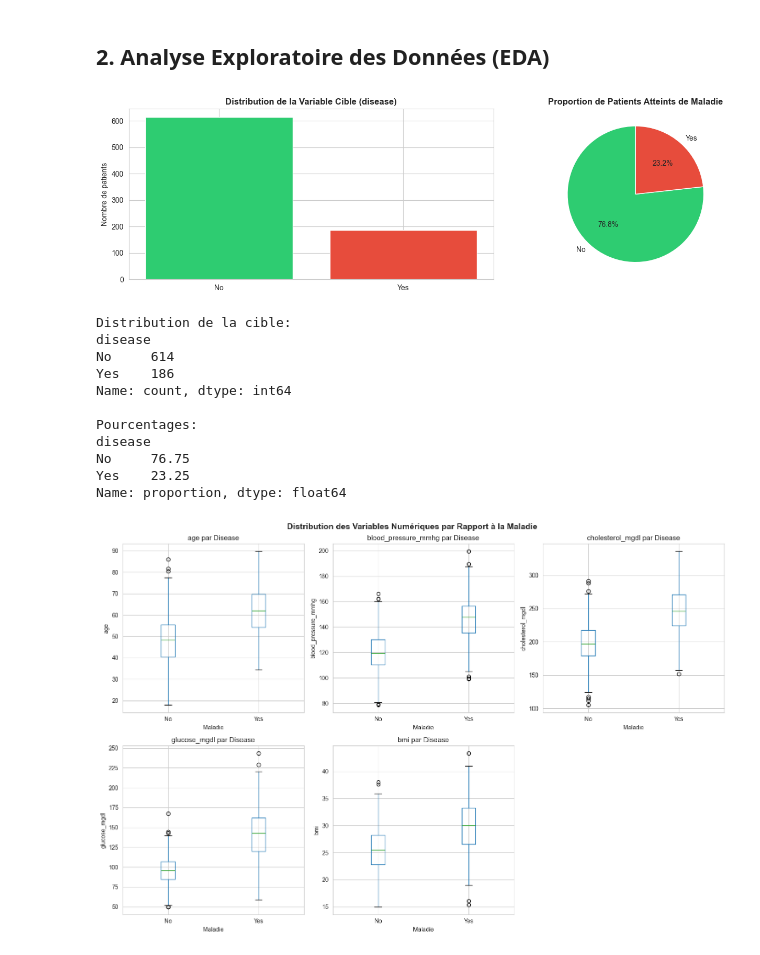
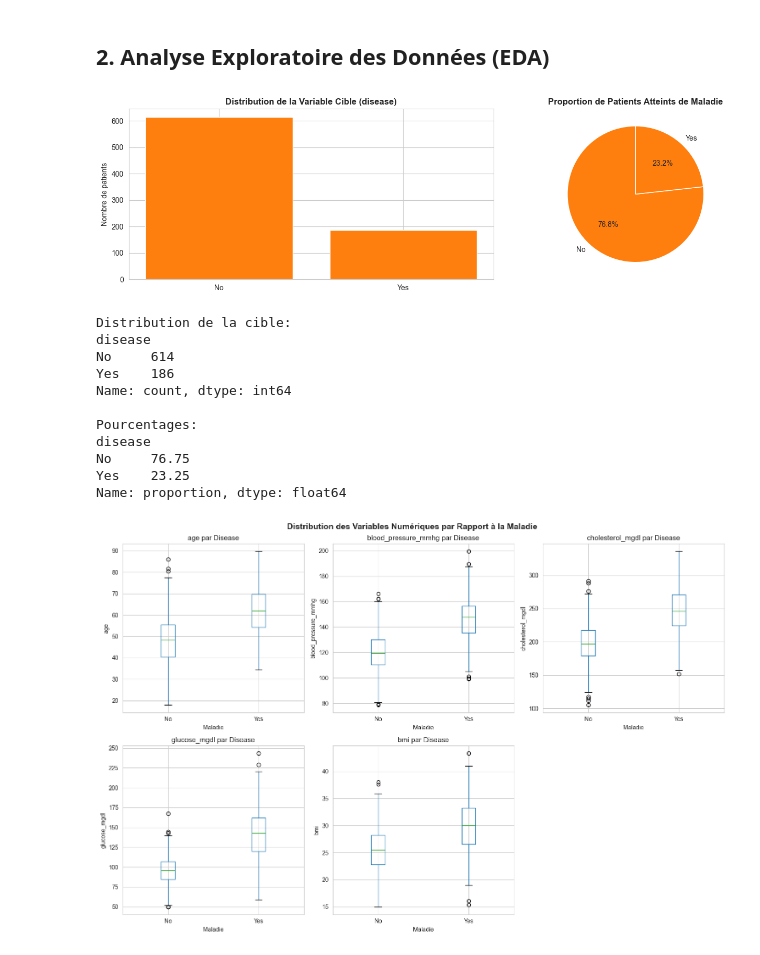
Before and after one commit to 18Nilsou/Modelisation_et_resolution_de_problemes_basees_sur_l_apprentissage_automatique, a Jupyter notebook: TP.ipynb, the cells around one changed output. Cells and saved outputs as stored; diff of their text form; code cells hidden in the pictures.

```diff
--- a/TP.ipynb
+++ b/TP.ipynb
@@ -90,26 +81,26 @@ max      243.100000   43.300000
 # %%
 # Distribution de la variable cible
 fig, axes = plt.subplots(1, 2, figsize=(14, 4))
 
 # Comptage
 disease_counts = df['disease'].value_counts()
-axes[0].bar(disease_counts.index, disease_counts.values, color=['#2ecc71', '#e74c3c'])
+axes[0].bar(disease_counts.index, disease_counts.values, color=['#FF7F0E', '#FF7F0E'])
 axes[0].set_title('Distribution de la Variable Cible (disease)', fontsize=12, fontweight='bold')
 axes[0].set_ylabel('Nombre de patients')
 
 # Pourcentage
 disease_pct = df['disease'].value_counts(normalize=True) * 100
 axes[1].pie(disease_pct.values, labels=disease_pct.index, autopct='%1.1f%%',
-            colors=['#2ecc71', '#e74c3c'], startangle=90)
+            colors=['#FF7F0E', '#FF7F0E'], startangle=90)
 axes[1].set_title('Proportion de Patients Atteints de Maladie', fontsize=12, fontweight='bold')
 
 plt.tight_layout()
 plt.show()
 
 print(f"Distribution de la cible:\n{disease_counts}")
 print(f"\nPourcentages:\n{disease_pct}")
 # %% [output]
-[figure, old version]
+[figure, new version]
 Distribution de la cible:
 disease
 No     614
```
Also changed, not shown: parts of 10 cells of this notebook.
